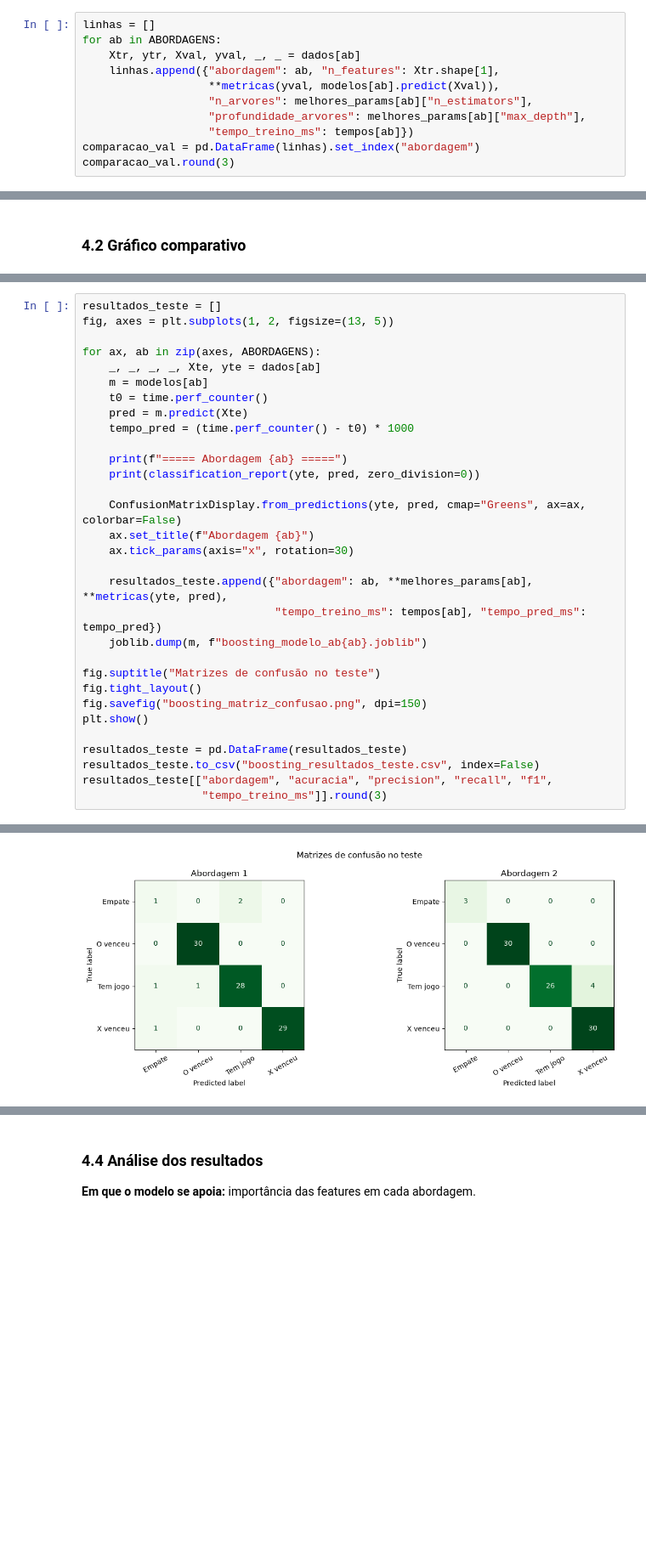
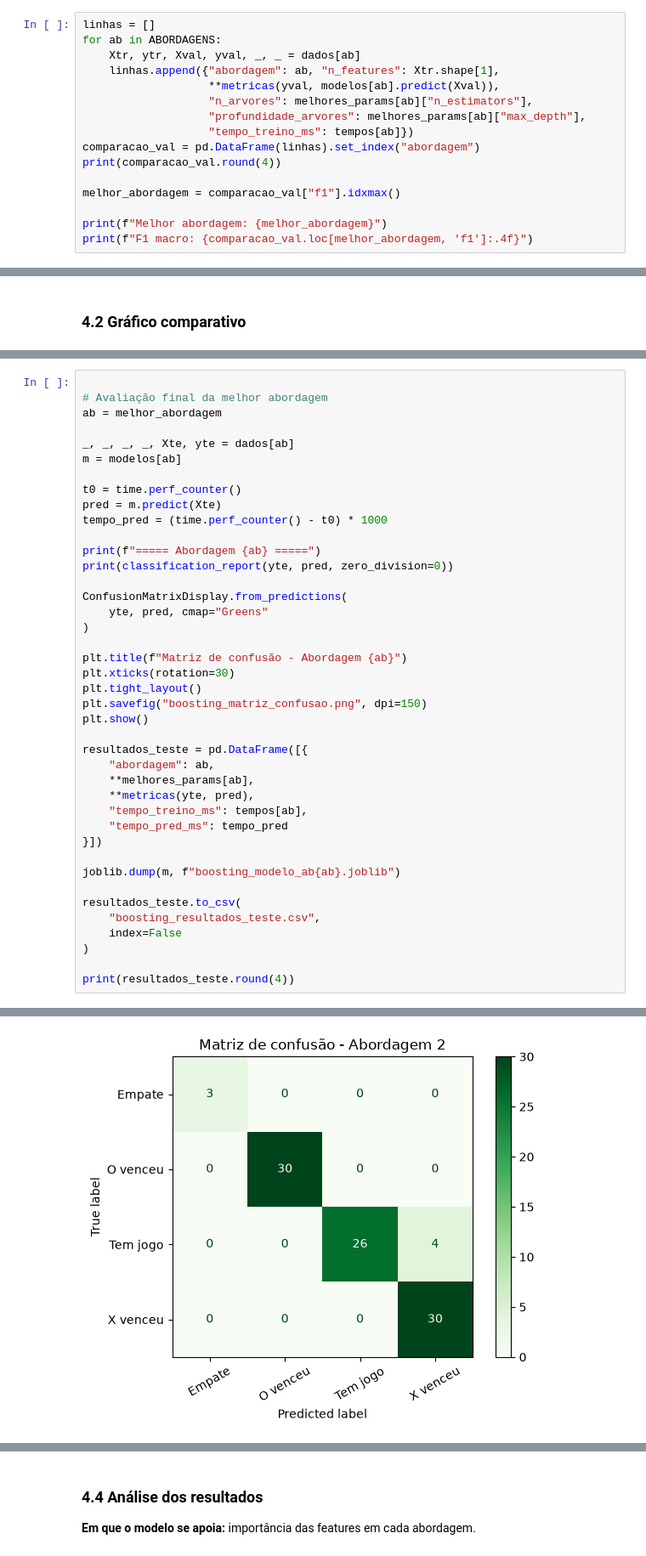
Before and after one commit to jesalvatori/tic-tac-toe-game, a Jupyter notebook: algoritmos/boosting/boosting.ipynb, the cells around one changed output, grey strips where cells are left out. Shown at 85% size. Drawn from its saved outputs; the diff is of its cells as text; blank space fills up the shorter version.

Commit message:
Atualiza algoritmos, notebooks e resultados do T1

```diff
--- a/algoritmos/boosting/boosting.ipynb
+++ b/algoritmos/boosting/boosting.ipynb
@@ -196,5 +218,10 @@ for ab in ABORDAGENS:
                    "profundidade_arvores": melhores_params[ab]["max_depth"],
                    "tempo_treino_ms": tempos[ab]})
 comparacao_val = pd.DataFrame(linhas).set_index("abordagem")
-comparacao_val.round(3)
+print(comparacao_val.round(4))
+
+melhor_abordagem = comparacao_val["f1"].idxmax()
+
+print(f"Melhor abordagem: {melhor_abordagem}")
+print(f"F1 macro: {comparacao_val.loc[melhor_abordagem, 'f1']:.4f}")
 # %% [output]
@@ -231,32 +266,42 @@ Avaliação **única** dos modelos escolhidos, em tabuleiros que não foram usad
 # %%
-resultados_teste = []
-fig, axes = plt.subplots(1, 2, figsize=(13, 5))
 
-for ax, ab in zip(axes, ABORDAGENS):
-    _, _, _, _, Xte, yte = dados[ab]
-    m = modelos[ab]
-    t0 = time.perf_counter()
-    pred = m.predict(Xte)
-    tempo_pred = (time.perf_counter() - t0) * 1000
+# Avaliação final da melhor abordagem
+ab = melhor_abordagem
 
-    print(f"===== Abordagem {ab} =====")
-    print(classification_report(yte, pred, zero_division=0))
+_, _, _, _, Xte, yte = dados[ab]
+m = modelos[ab]
 
-    ConfusionMatrixDisplay.from_predictions(yte, pred, cmap="Greens", ax=ax, colorbar=False)
-    ax.set_title(f"Abordagem {ab}")
-    ax.tick_params(axis="x", rotation=30)
+t0 = time.perf_counter()
+pred = m.predict(Xte)
+tempo_pred = (time.perf_counter() - t0) * 1000
 
-    resultados_teste.append({"abordagem": ab, **melhores_params[ab], **metricas(yte, pred),
-                             "tempo_treino_ms": tempos[ab], "tempo_pred_ms": tempo_pred})
-    joblib.dump(m, f"boosting_modelo_ab{ab}.joblib")
+print(f"===== Abordagem {ab} =====")
+print(classification_report(yte, pred, zero_division=0))
 
-fig.suptitle("Matrizes de confusão no teste")
-fig.tight_layout()
-fig.savefig("boosting_matriz_confusao.png", dpi=150)
+ConfusionMatrixDisplay.from_predictions(
+    yte, pred, cmap="Greens"
+)
+
+plt.title(f"Matriz de confusão - Abordagem {ab}")
+plt.xticks(rotation=30)
+plt.tight_layout()
+plt.savefig("boosting_matriz_confusao.png", dpi=150)
 plt.show()
 
-resultados_teste = pd.DataFrame(resultados_teste)
-resultados_teste.to_csv("boosting_resultados_teste.csv", index=False)
-resultados_teste[["abordagem", "acuracia", "precision", "recall", "f1",
-                  "tempo_treino_ms"]].round(3)
+resultados_teste = pd.DataFrame([{
+    "abordagem": ab,
+    **melhores_params[ab],
+    **metricas(yte, pred),
+    "tempo_treino_ms": tempos[ab],
+    "tempo_pred_ms": tempo_pred
+}])
+
+joblib.dump(m, f"boosting_modelo_ab{ab}.joblib")
+
+resultados_teste.to_csv(
+    "boosting_resultados_teste.csv",
+    index=False
+)
+
+print(resultados_teste.round(4))
 # %% [output]
@@ -276,5 +315,5 @@ weighted avg       0.95      0.95      0.95        93
 
     accuracy                           0.96        93
    macro avg       0.97      0.97      0.97        93
 weighted avg       0.96      0.96      0.96        93
-[figure, old version]
+[figure, new version]
```
Also changed, not shown: parts of 17 cells of this notebook, 33 other files.
